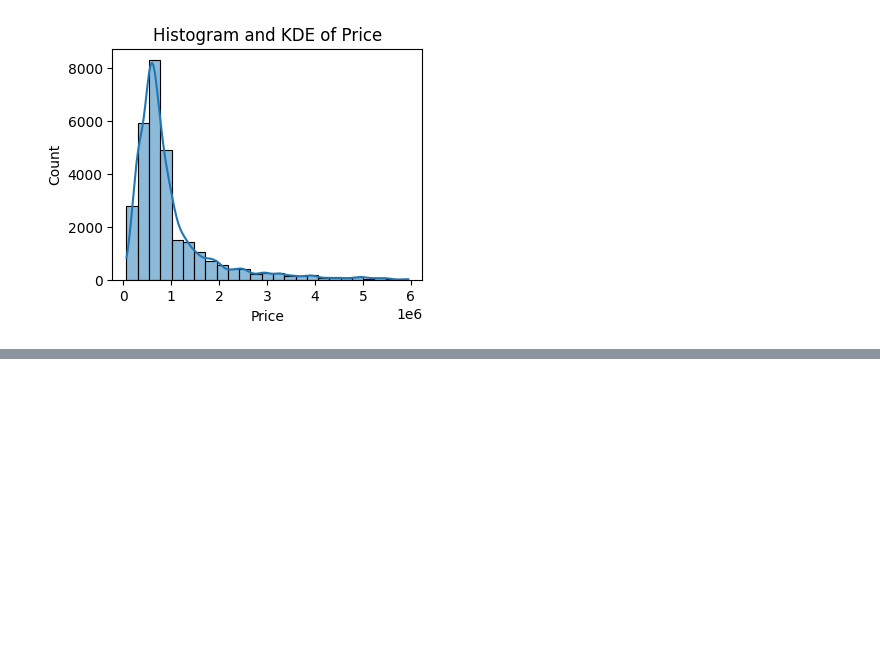
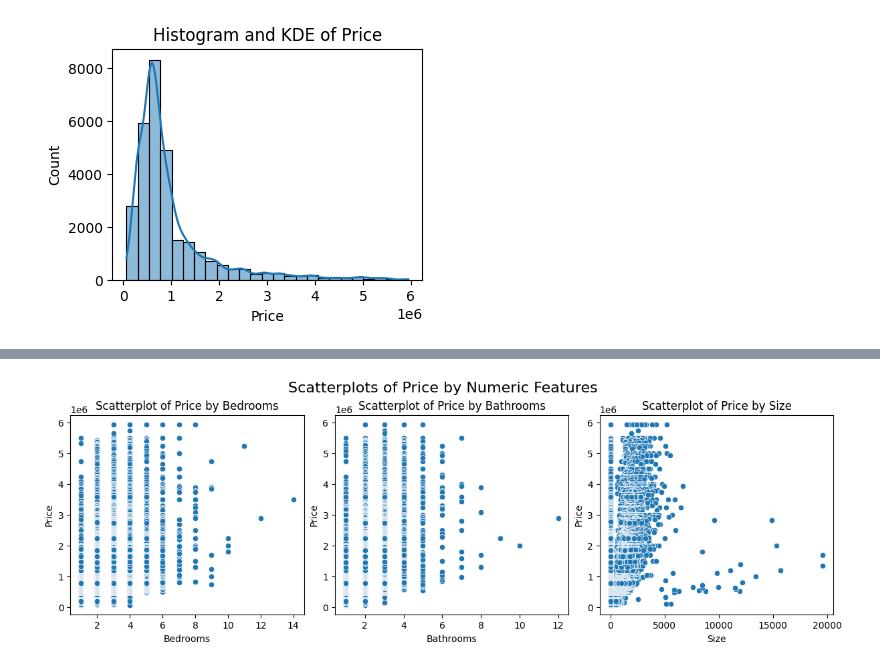
Before and after one commit to MarkThackham/portfolio, a Jupyter notebook: 02 London Property Listings/01 London Property Listing.ipynb, the cells around one changed output, grey strips where cells are left out. Saved outputs shown, nothing was run; the diff lists cells and outputs as text; code cells hidden in the pictures; blank space fills up the shorter version.

```diff
--- a/02 London Property Listings/01 London Property Listing.ipynb
+++ b/02 London Property Listings/01 London Property Listing.ipynb
@@ -222,0 +297,20 @@ for this_var in character_cols:
+# %%
+#========================================================================
+# Step 7: Plot Numeric Features
+
+# Numeric Features
+numeric_cols = df2.select_dtypes(include=[np.number]).columns.drop('Price')
+
+# Scatterplots
+fig, axes = plt.subplots(1, 3, figsize=(12, 4), constrained_layout=True)
+for i, this_var in enumerate(numeric_cols):
+    sns.scatterplot(data=df2,
+                    x=this_var,
+                    y='Price',
+                    ax=axes[i])
+    axes[i].set_title(f'Scatterplot of Price by {this_var}', fontsize=12)
+fig.suptitle('Scatterplots of Price by Numeric Features', fontsize=16)
+plt.show()
+#========================================================================
+# %% [output]
+[figure, added]
```
Also changed, not shown: parts of 15 cells of this notebook.
